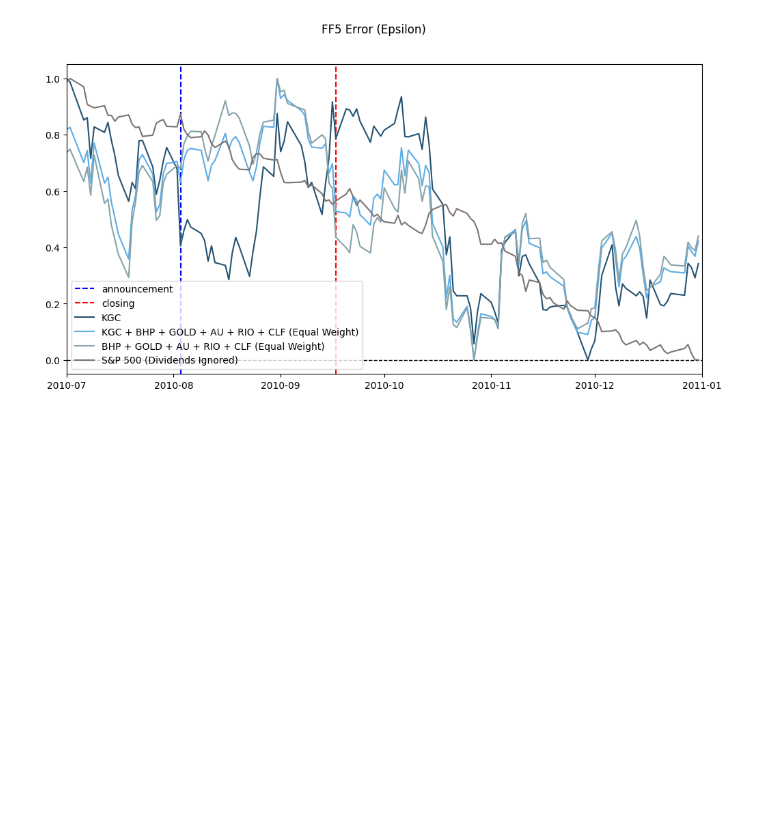
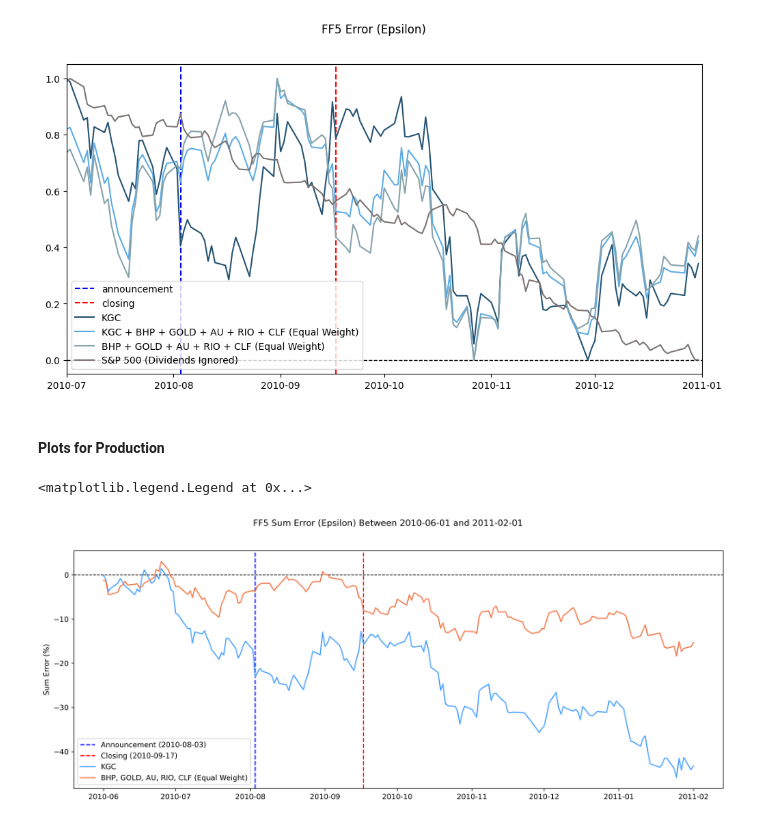
Before and after one commit to chrisliii/FINE-452, a Jupyter notebook: M&A_CAPM_FF3_Daily_Portfolio_KGC.ipynb, the cells around one changed output. Cells and saved outputs as stored; diff of their text form; code cells hidden in the pictures; blank space fills up the shorter version.

Commit message:
plots for production

```diff
--- a/M&A_CAPM_FF3_Daily_Portfolio_KGC.ipynb
+++ b/M&A_CAPM_FF3_Daily_Portfolio_KGC.ipynb
@@ -853,17 +849,17 @@ def FF5CumulativeRegressionPortfolio(stock_name_list, begin_date, end_date):
   # Epsilon
   df_ticker_FF['Epsilon'] = df_ticker_FF.DailyReturn - df_ticker_FF.RF - df_ticker_FF.PredReturn
   # RollingSumEpsilon
-  df_ticker_FF['RollingSumEpsilon'] = df_ticker_FF.Epsilon.rolling(30).sum()
+  #df_ticker_FF['RollingSumEpsilon'] = df_ticker_FF.Epsilon.rolling(30).sum()
   # CumSumEpsilon
-  for date in df_ticker_FF[df_ticker_FF.Date >= begin_date + relativedelta(months=12)].Date.tolist():
+  for date in df_ticker_FF[df_ticker_FF.Date >= begin_date].Date.tolist():
     df_ticker_FF.loc[df_ticker_FF.Date == date, 'CumSumEpsilon'] = df_ticker_FF[df_ticker_FF.Date <= date].Epsilon.sum()
   # AbsEpsilon
-  df_ticker_FF['AbsEpsilon'] = abs(df_ticker_FF['Epsilon'])
+  #df_ticker_FF['AbsEpsilon'] = abs(df_ticker_FF['Epsilon'])
   # RollingAvgAbsEpsilon
-  df_ticker_FF['RollingAvgAbsEpsilon'] = df_ticker_FF.AbsEpsilon.rolling(30).mean()
+  #df_ticker_FF['RollingAvgAbsEpsilon'] = df_ticker_FF.AbsEpsilon.rolling(30).mean()
   # CumAvgAbsEpsilon
-  for date in df_ticker_FF[df_ticker_FF.Date >= begin_date + relativedelta(months=12)].Date.tolist():
-    df_ticker_FF.loc[df_ticker_FF.Date == date, 'CumAvgAbsEpsilon'] = df_ticker_FF[df_ticker_FF.Date <= date].AbsEpsilon.mean()
+  #for date in df_ticker_FF[df_ticker_FF.Date >= begin_date + relativedelta(months=12)].Date.tolist():
+  #  df_ticker_FF.loc[df_ticker_FF.Date == date, 'CumAvgAbsEpsilon'] = df_ticker_FF[df_ticker_FF.Date <= date].AbsEpsilon.mean()
 
   df_ticker_FF = df_ticker_FF.dropna()
 
@@ -954,3 +950,31 @@ ax1.set_xlim([datetime(2010, 7, 1), end_date])
 # %% [output]
 (733954.0, 734138.0)
 [figure]
+# %% [markdown]
+#### Plots for Production
+# %%
+fig, (ax1) = plt.subplots(1, dpi=300, figsize=(16,6))
+fig.suptitle('FF5 Sum Error (Epsilon) Between 2010-06-01 and 2011-02-01')
+
+begin_date = datetime(2010, 6, 1)
+end_date = datetime(2011,2,1)
+
+ax1.axvline(x=datetime(2010,8,3), color='blue', linestyle='--', label='Announcement (2010-08-03)')
+ax1.axvline(x=datetime(2010,9,17), color='red', linestyle='--', label='Closing (2010-09-17)')
+
+
+#KGC
+df_ticker_FF = FF5CumulativeRegression('KGC', begin_date, end_date)
+ax1.plot(df_ticker_FF.Date, df_ticker_FF.CumSumEpsilon, label='KGC', color='#4ca2ff')
+ax1.axhline(y=0, linewidth=1, color='black', linestyle='--')
+
+#Portfolio without KGC
+df_ticker_FF = FF5CumulativeRegressionPortfolio(['BHP', 'GOLD', 'AU', 'RIO', 'CLF'], begin_date, end_date)
+ax1.plot(df_ticker_FF.Date, df_ticker_FF.CumSumEpsilon, label='BHP, GOLD, AU, RIO, CLF (Equal Weight)', color='#F57A4D')
+#FBBC58
+
+ax1.set_ylabel('Sum Error (%)')
+ax1.legend()
+# %% [output]
+<matplotlib.legend.Legend at 0x...>
+[figure, added]
```
Also changed, not shown: parts of 3 cells of this notebook.
